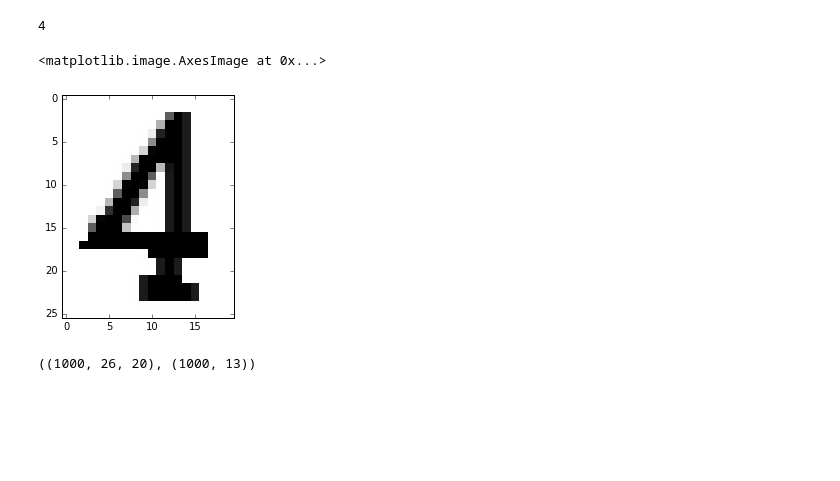
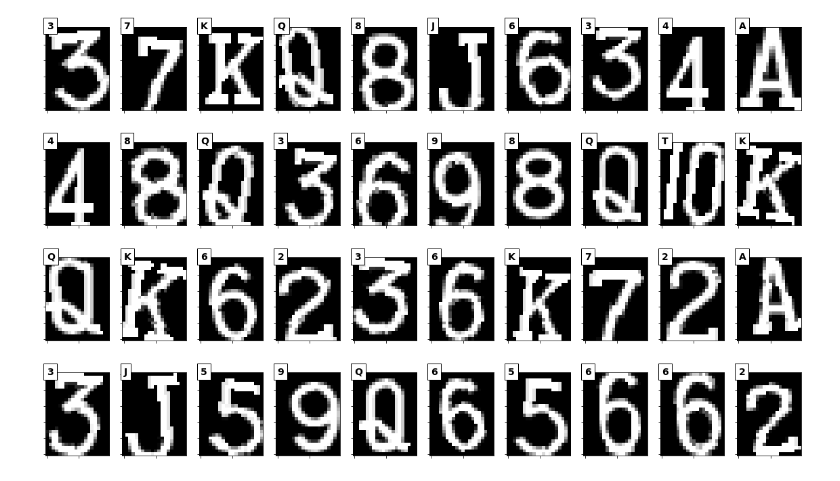
Before and after one commit to shuanat/pocker-bot, a Jupyter notebook: dataset_engineering.ipynb, the cells around one changed output. Drawn from its saved outputs; the diff is of its cells as text; code cells hidden in the pictures; blank space fills up the shorter version.

```diff
--- a/dataset_engineering.ipynb
+++ b/dataset_engineering.ipynb
@@ -112,13 +7,10 @@ class Samples(object):
 # %%
-samples = Samples('res/cards/rank')
+samples = sampling.Samples('res/cards/rank')
 X, y = samples.next_batch(1000)
-print(samples.vocabulary[y[800].argmax()])
-plt.imshow(X[800], cmap='gray', interpolation='none')
+
+images = X[:40]
+labels = list(map(lambda l: samples.vocabulary[l], y[:40].argmax(axis=1)))
+
+plotting.stack_images(images, labels, num_cols=10, num_rows=4)
 # %% [output]
-4
-<matplotlib.image.AxesImage at 0x...>
-[figure, old version]
+[figure, new version]
-# %%
-X.shape, y.shape
-# %% [output]
-((1000, 26, 20), (1000, 13))
```
Also changed, not shown: parts of 3 cells of this notebook, 5 other files.
